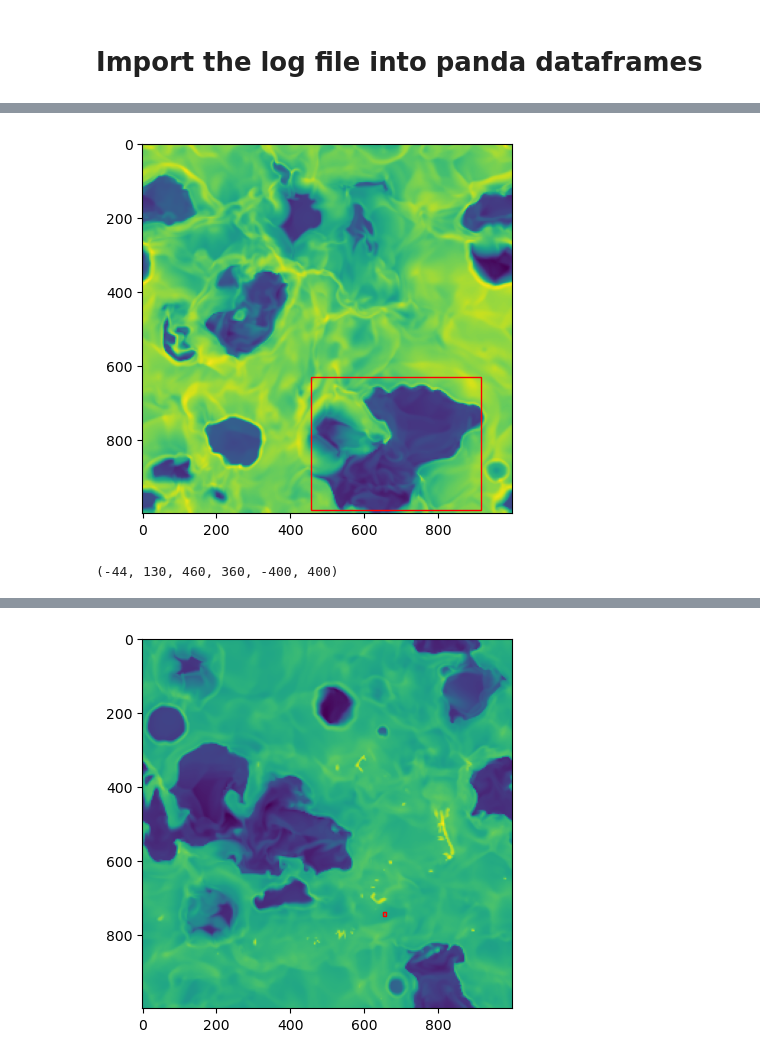
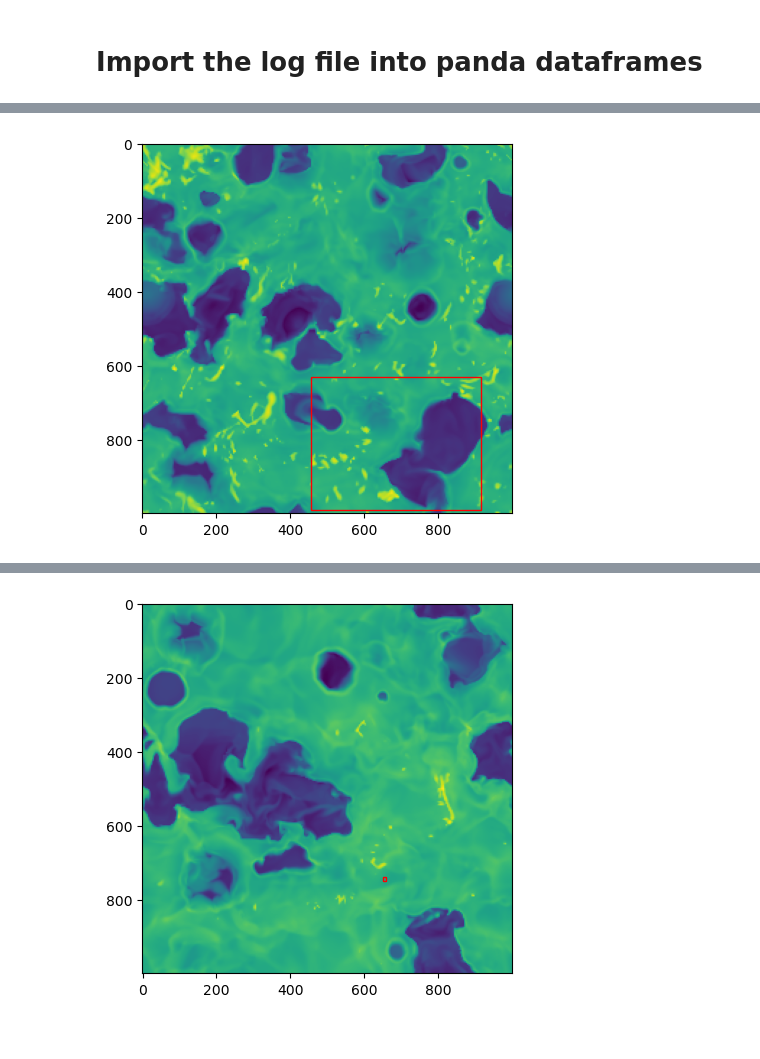
Before and after one commit to Joycelyn-Chen/Astro-Phase-Diagram, a Jupyter notebook: Scripts/tracing_SN_events.ipynb, the cells around one changed output, grey strips where cells are left out. Drawn from its saved outputs; the diff is of its cells as text; code cells hidden in the pictures.

```diff
--- a/Scripts/tracing_SN_events.ipynb
+++ b/Scripts/tracing_SN_events.ipynb
@@ -25,10 +25,10 @@ import cv2 as cv
 # # high: 502 646 216 153
 # %%
 # CV lab
-# datadir = "/home/joy0921/Desktop/2023S/Dataset/200_360/finer_time_200_360_original"
+datadir = "/home/joy0921/Desktop/Dataset/200_360/finer_time_200_360_original"
 
 # Compute2
-datadir = '/home/joy0921/Desktop/Dataset/200_210/raw_data'
+# datadir = '/home/joy0921/Desktop/Dataset/200_210/raw_data'
 
 filename = "sn34_smd132_bx5_pe300_hdf5_plt_cnt_0201"
 
@@ -156,36 +157,34 @@ all_data.sort_values(by='time_Myr', inplace=True)
 # %%
 # convert the cube range to pc
 low_x0, low_y0, low_w, low_h, bottom_z, top_z = 456,630, 460, 360, -400, 400
 
 
 # Visualize the selected region on image
 # plt.imshow(np.log10(obj["flash", "dens"][:,:,300].T[::-1]))
 # plt.colorbar()
 
 # Create figure and axes
 fig, ax = plt.subplots(1)
 
 # Display the image
-ax.imshow(np.log10(obj["flash", "dens"][:,:,300].T[::-1]))
+ax.imshow(np.log10(obj["flash", "dens"][:,:,500].T[::-1]))
 
 # Create a Rectangle patch
 rect = patches.Rectangle((low_x0, low_y0), low_w, low_h, linewidth=1,
                          edgecolor='r', facecolor="none")
 
 # Add the patch to the Axes
 ax.add_patch(rect)
 plt.show()
 
 # plt.savefig("density.png")
 
 
 
 # low_x0, low_y0, low_w, low_h = pixel2pc(low_x0) - 500, pixel2pc(low_y0) - 500, pixel2pc(low_w), pixel2pc(low_h)
 low_x0, low_y0 = low_x0 - 500, low_y0 - 500
 # %% [output]
-[figure, old version]
+[figure, new version]
 # %%
-low_x0, low_y0, low_w, low_h, bottom_z, top_z
+low_x0, low_y0, low_w, low_h, bottom_z, top_z = -500, -500, 1000, 1000, -500, 500
-# %% [output]
-(-44, 130, 460, 360, -400, 400)
 # %%
```
Also changed, not shown: parts of 5 cells of this notebook, 1 other file.
